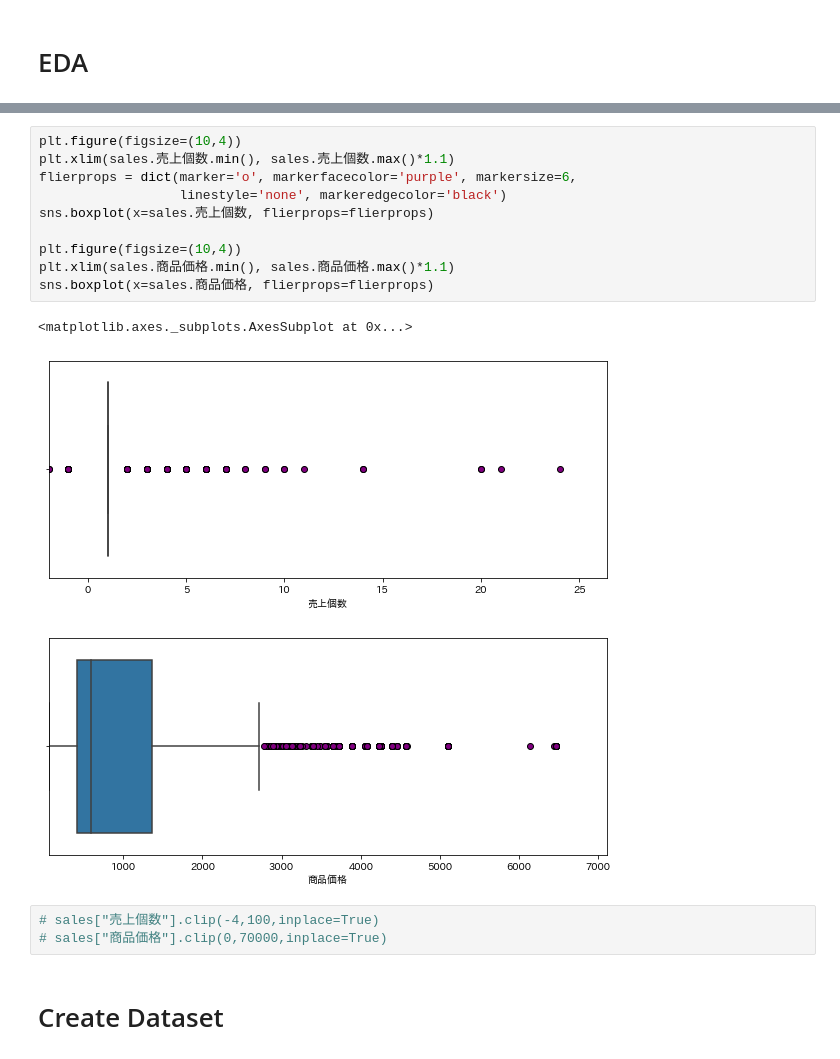
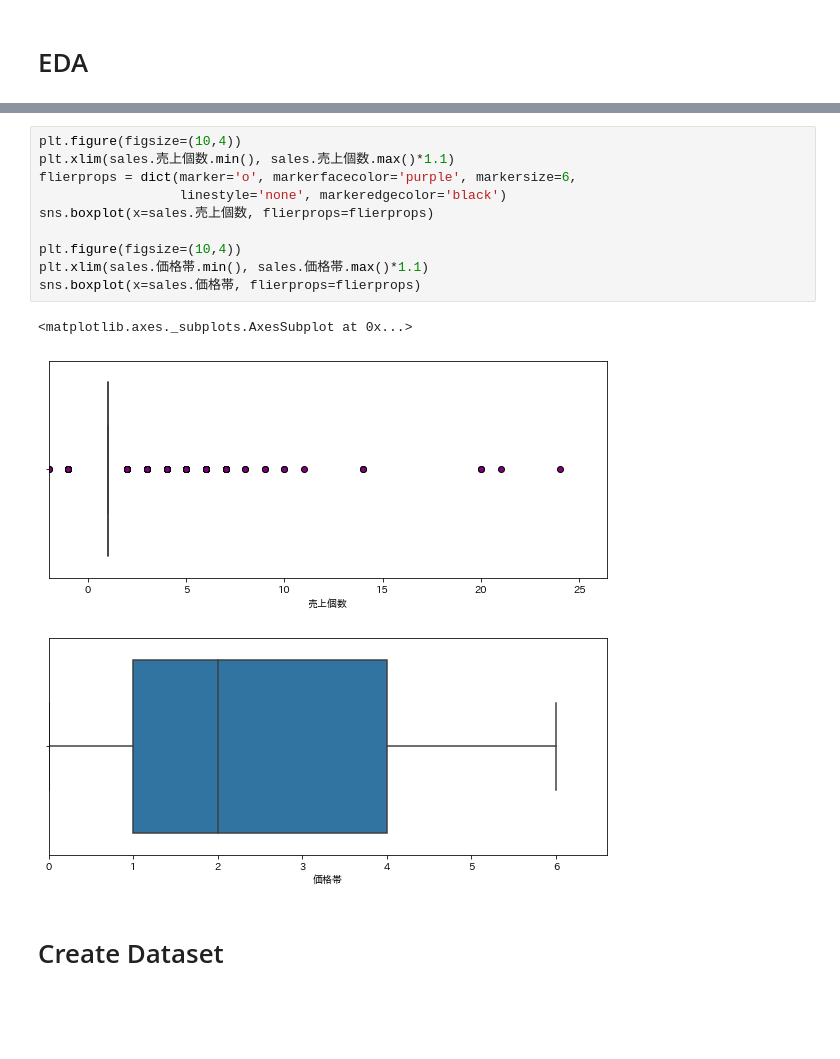
Before and after one commit to rqooo/ai-quest2021_assessment, a Jupyter notebook: PBL01_sample_code_改変.ipynb, the cells around one changed output, grey strips where cells are left out. Saved outputs shown, nothing was run; the diff lists cells and outputs as text; blank space fills up the shorter version.

```diff
--- a/PBL01_sample_code_改変.ipynb
+++ b/PBL01_sample_code_改変.ipynb
@@ -200,20 +194,17 @@ sales.describe(percentiles=[0.9,0.99,0.999,0.9999])
 # %%
 plt.figure(figsize=(10,4))
 plt.xlim(sales.売上個数.min(), sales.売上個数.max()*1.1)
 flierprops = dict(marker='o', markerfacecolor='purple', markersize=6,
                   linestyle='none', markeredgecolor='black')
 sns.boxplot(x=sales.売上個数, flierprops=flierprops)
 
 plt.figure(figsize=(10,4))
-plt.xlim(sales.商品価格.min(), sales.商品価格.max()*1.1)
-sns.boxplot(x=sales.商品価格, flierprops=flierprops)
+plt.xlim(sales.価格帯.min(), sales.価格帯.max()*1.1)
+sns.boxplot(x=sales.価格帯, flierprops=flierprops)
 # %% [output]
 <matplotlib.axes._subplots.AxesSubplot at 0x...>
 [figure]
-[figure, old version]
+[figure, new version]
-# %%
-# sales["売上個数"].clip(-4,100,inplace=True)
-# sales["商品価格"].clip(0,70000,inplace=True)
 # %% [markdown]
 # Create Dataset
 # %% [markdown]
```
Also changed, not shown: parts of 87 cells of this notebook.
